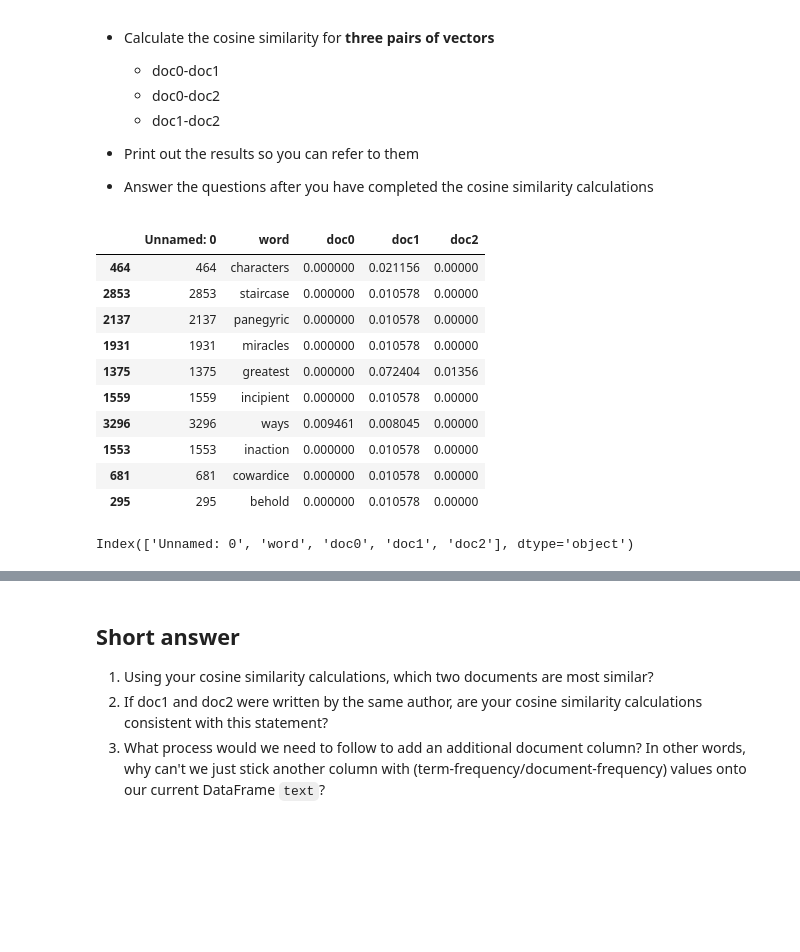
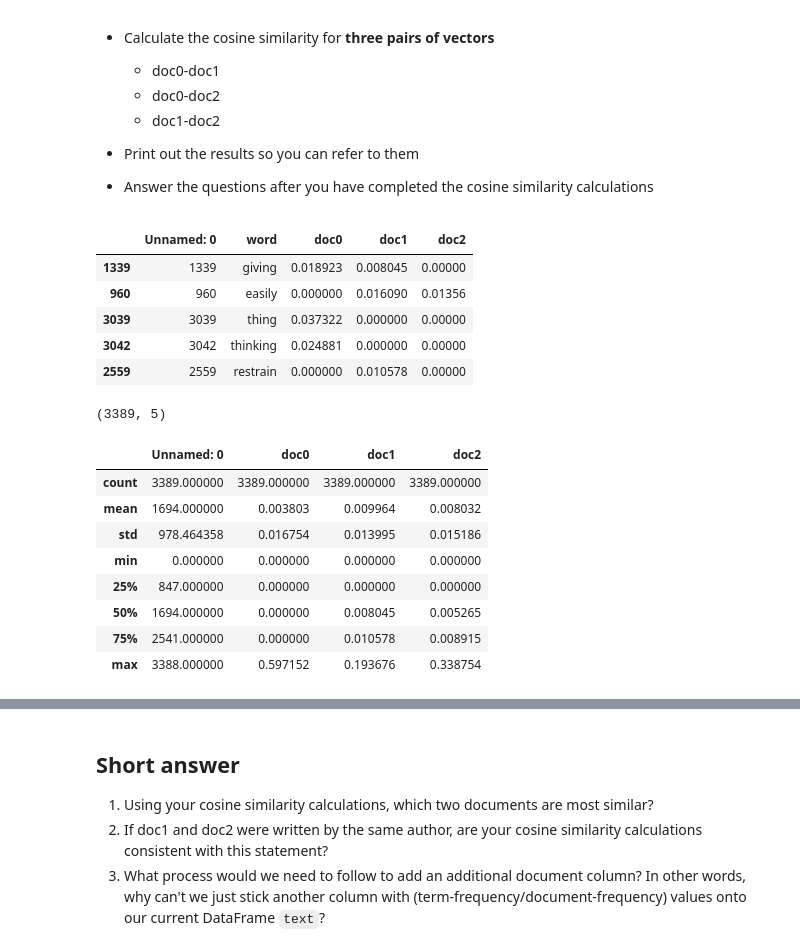
Before and after one commit to kevmanning/DS-Unit-1-Sprint-3-Linear-Algebra, a Jupyter notebook: DS_Unit1_Sprint3_Challenge_Kevin_Manning.ipynb, the cells around one changed output, grey strips where cells are left out. Drawn from its saved outputs; the diff is of its cells as text; code cells hidden in the pictures; blank space fills up the shorter version.

```diff
--- a/DS_Unit1_Sprint3_Challenge_Kevin_Manning.ipynb
+++ b/DS_Unit1_Sprint3_Challenge_Kevin_Manning.ipynb
@@ -342,21 +342,28 @@ text = pd.read_csv(url)
 # %%
 ## Explore the data
 
 ## your code here ##
-text.sample(10)
+text.sample(5)
 # %% [output]
 |  | Unnamed: 0 | word | doc0 | doc1 | doc2 |
-| 464 | 464 | characters | 0.000000 | 0.021156 | 0.00000 |
-| 2853 | 2853 | staircase | 0.000000 | 0.010578 | 0.00000 |
-| 2137 | 2137 | panegyric | 0.000000 | 0.010578 | 0.00000 |
-| 1931 | 1931 | miracles | 0.000000 | 0.010578 | 0.00000 |
-| 1375 | 1375 | greatest | 0.000000 | 0.072404 | 0.01356 |
-| 1559 | 1559 | incipient | 0.000000 | 0.010578 | 0.00000 |
-| 3296 | 3296 | ways | 0.009461 | 0.008045 | 0.00000 |
-| 1553 | 1553 | inaction | 0.000000 | 0.010578 | 0.00000 |
-| 681 | 681 | cowardice | 0.000000 | 0.010578 | 0.00000 |
-| 295 | 295 | behold | 0.000000 | 0.010578 | 0.00000 |
+| 1339 | 1339 | giving | 0.018923 | 0.008045 | 0.00000 |
+| 960 | 960 | easily | 0.000000 | 0.016090 | 0.01356 |
+| 3039 | 3039 | thing | 0.037322 | 0.000000 | 0.00000 |
+| 3042 | 3042 | thinking | 0.024881 | 0.000000 | 0.00000 |
+| 2559 | 2559 | restrain | 0.000000 | 0.010578 | 0.00000 |
 # %%
-text.columns
+text.shape
 # %% [output]
-Index(['Unnamed: 0', 'word', 'doc0', 'doc1', 'doc2'], dtype='object')
+(3389, 5)
+# %%
+text.describe()
+# %% [output]
+|  | Unnamed: 0 | doc0 | doc1 | doc2 |
+| count | 3389.000000 | 3389.000000 | 3389.000000 | 3389.000000 |
+| mean | 1694.000000 | 0.003803 | 0.009964 | 0.008032 |
+| std | 978.464358 | 0.016754 | 0.013995 | 0.015186 |
+| min | 0.000000 | 0.000000 | 0.000000 | 0.000000 |
+| 25% | 847.000000 | 0.000000 | 0.000000 | 0.000000 |
+| 50% | 1694.000000 | 0.000000 | 0.008045 | 0.005265 |
+| 75% | 2541.000000 | 0.000000 | 0.010578 | 0.008915 |
+| max | 3388.000000 | 0.597152 | 0.193676 | 0.338754 |
```
Also changed, not shown: parts of 15 cells of this notebook.
